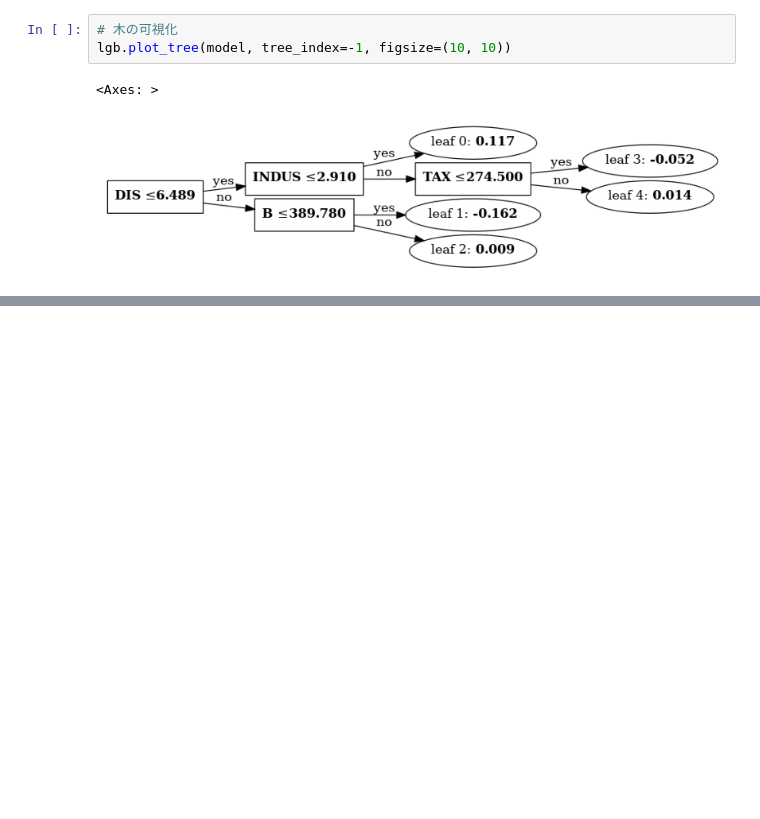
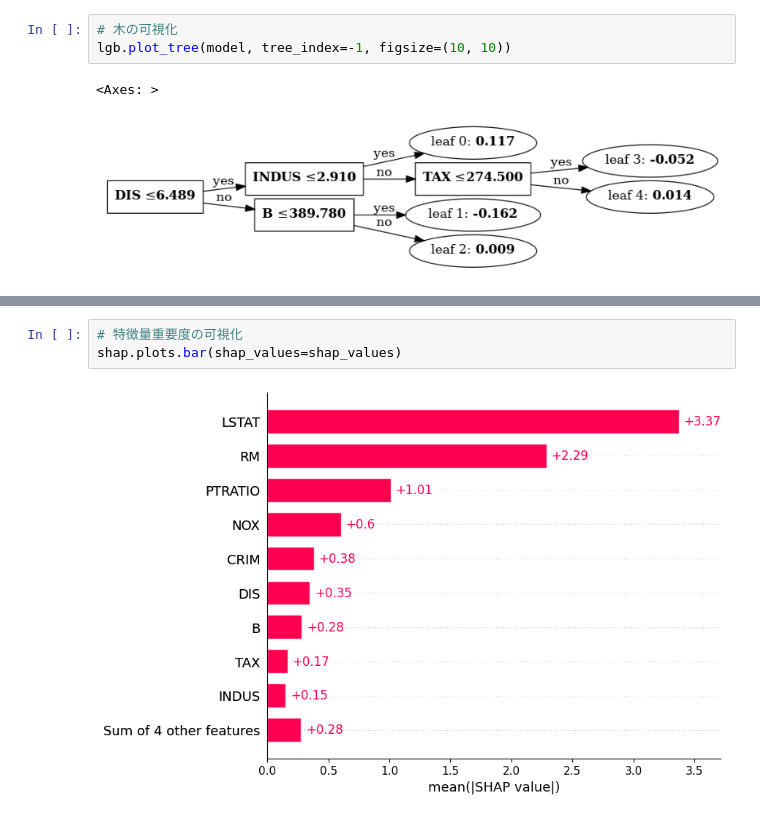
Before and after one commit to kanameg/lightgbm-handbook, a Jupyter notebook: 2.4-LightGBM回帰.ipynb, the cells around one changed output, grey strips where cells are left out. Saved outputs shown, nothing was run; the diff lists cells and outputs as text; blank space fills up the shorter version.

```diff
--- a/2.4-LightGBM回帰.ipynb
+++ b/2.4-LightGBM回帰.ipynb
@@ -271,0 +348,5 @@ lgb.plot_tree(model, tree_index=-1, figsize=(10, 10))
+# %%
+# 特徴量重要度の可視化
+shap.plots.bar(shap_values=shap_values)
+# %% [output]
+[figure, added]
```
Also changed, not shown: parts of 10 cells of this notebook.
